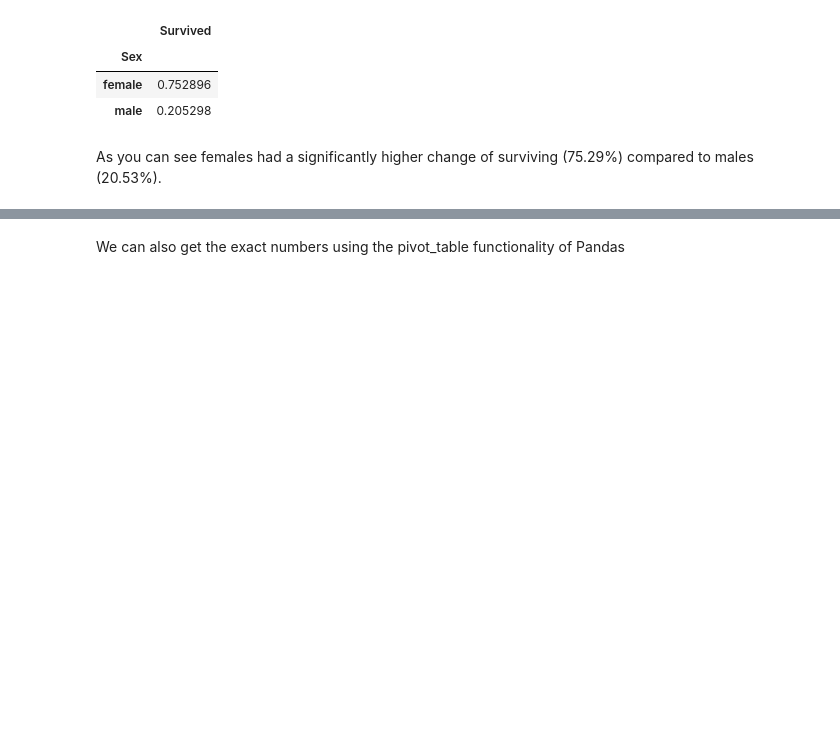
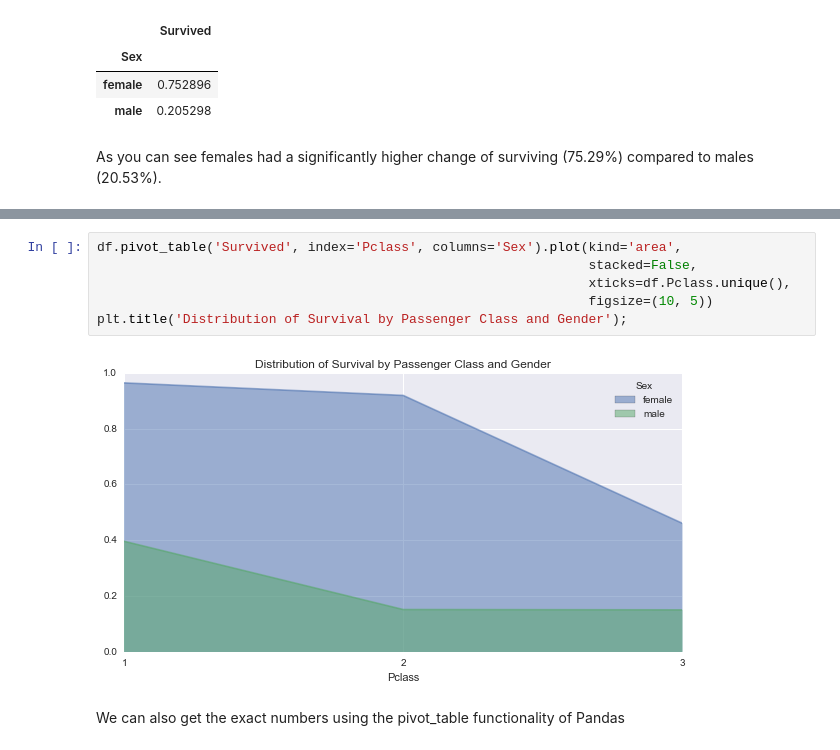
Before and after one commit to thomalm/kaggle, a Jupyter notebook: titanic/Titanic.ipynb, the cells around one changed output, grey strips where cells are left out. Saved outputs shown, nothing was run; the diff lists cells and outputs as text; blank space fills up the shorter version.

```diff
--- a/titanic/Titanic.ipynb
+++ b/titanic/Titanic.ipynb
@@ -177,3 +164,11 @@ titanic.pivot_table('Survived', index='Sex', columns='Pclass').plot(kind='bar',
+# %%
+df.pivot_table('Survived', index='Pclass', columns='Sex').plot(kind='area',
+                                                               stacked=False,
+                                                               xticks=df.Pclass.unique(),
+                                                               figsize=(10, 5))
+plt.title('Distribution of Survival by Passenger Class and Gender');
+# %% [output]
+[figure, added]
 # %% [markdown]
 We can also get the exact numbers using the pivot_table functionality of Pandas
 # %%
```
Also changed, not shown: parts of 44 cells of this notebook.
